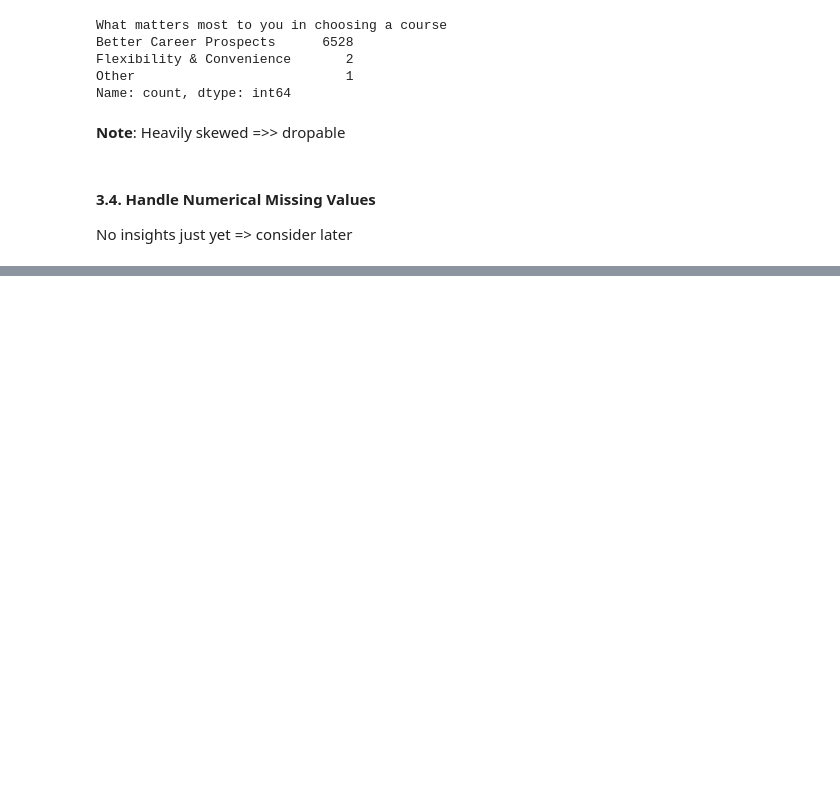
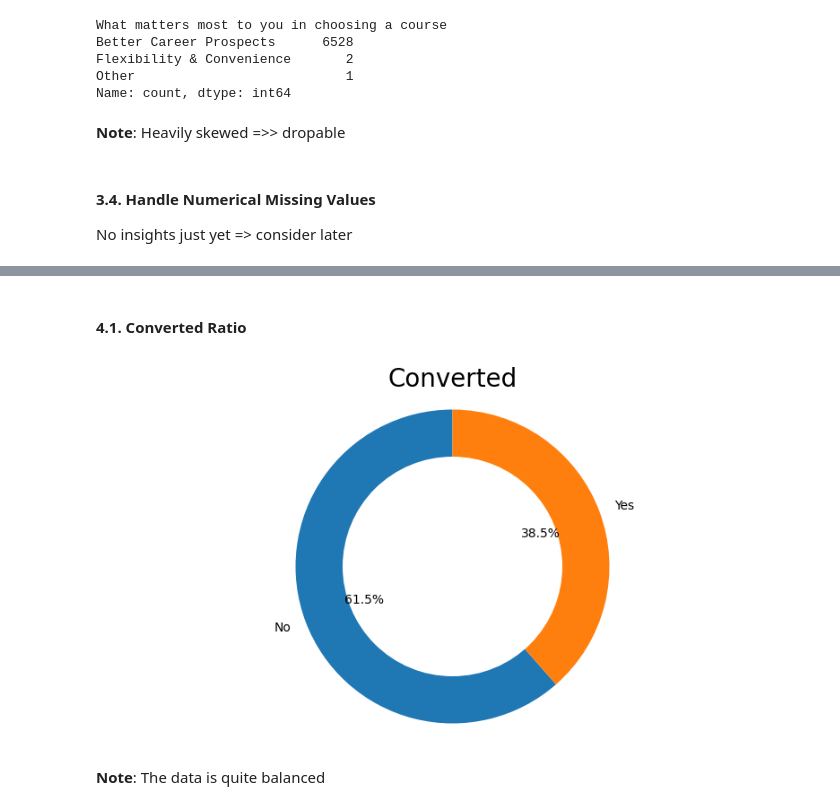
Before and after one commit to bitrao/data-science-projects, a Jupyter notebook: lead-scoring/lead_scoring_analysis_cleaning.ipynb, the cells around one changed output, grey strips where cells are left out. Drawn from its saved outputs; the diff is of its cells as text; code cells hidden in the pictures; blank space fills up the shorter version.

```diff
--- a/lead-scoring/lead_scoring_analysis_cleaning.ipynb
+++ b/lead-scoring/lead_scoring_analysis_cleaning.ipynb
@@ -378,6 +371,8 @@ plt.show()
 [figure]
 # %% [markdown]
 **Note**: 'Select' as missing value might be considered as 'Unknown'
+# %%
+df['Specialization'] = df['Specialization'].fillna('Unknown')
 # %% [markdown]
 `Occupation`
 # %%
@@ -389,6 +384,8 @@ plt.show()
 [figure]
 # %% [markdown]
 **Note**: 'Select' as missing value might be considered as 'Unknown'
+# %%
+df['What is your current occupation'] = df['What is your current occupation'].fillna('Unknown')
 # %% [markdown]
  `What matters most to you in choosing a course`
 # %%
@@ -401,6 +398,8 @@ Other                           1
 Name: count, dtype: int64
 # %% [markdown]
 **Note**: Heavily skewed =>> dropable
+# %%
+df.drop(columns=['What matters most to you in choosing a course'], inplace=True)
 # %%
 cols_to_drop = cols_to_drop + ['What matters most to you in choosing a course']
 # %% [markdown]
@@ -454,9 +431,0 @@ drop_cols_transformer
-# %%
-# replace 'Lead Source' missing values with 'Google'
-df['Lead Source'].replace(np.nan, 'Google', inplace=True)
-
-# replace 'Last Activity' missing values with 'Email Opened'
-df['Last Activity'].replace(np.nan, 'Email Opened', inplace=True)
-
-# replace the rest missing values with 'Unknown'
-df.replace(np.nan, 'Unknown', inplace=True)
@@ -462,0 +436,18 @@ df.replace(np.nan, 'Unknown', inplace=True)
+# %% [markdown]
+#### 4.1. Converted Ratio
+# %%
+count = df['Converted'].value_counts()
+
+fig, ax = plt.subplots(figsize=(10, 5))
+ax.pie(count, labels=['No', 'Yes'], autopct='%1.1f%%', startangle=90)
+ax.set_title('Converted', size=20)
+
+centre_circle = plt.Circle((0,0),0.70,fc='white')
+fig.gca().add_artist(centre_circle)
+
+plt.axis('equal')
+plt.show()
+# %% [output]
+[figure, added]
+# %% [markdown]
+**Note**: The data is quite balanced
```
Also changed, not shown: parts of 90 cells of this notebook.
